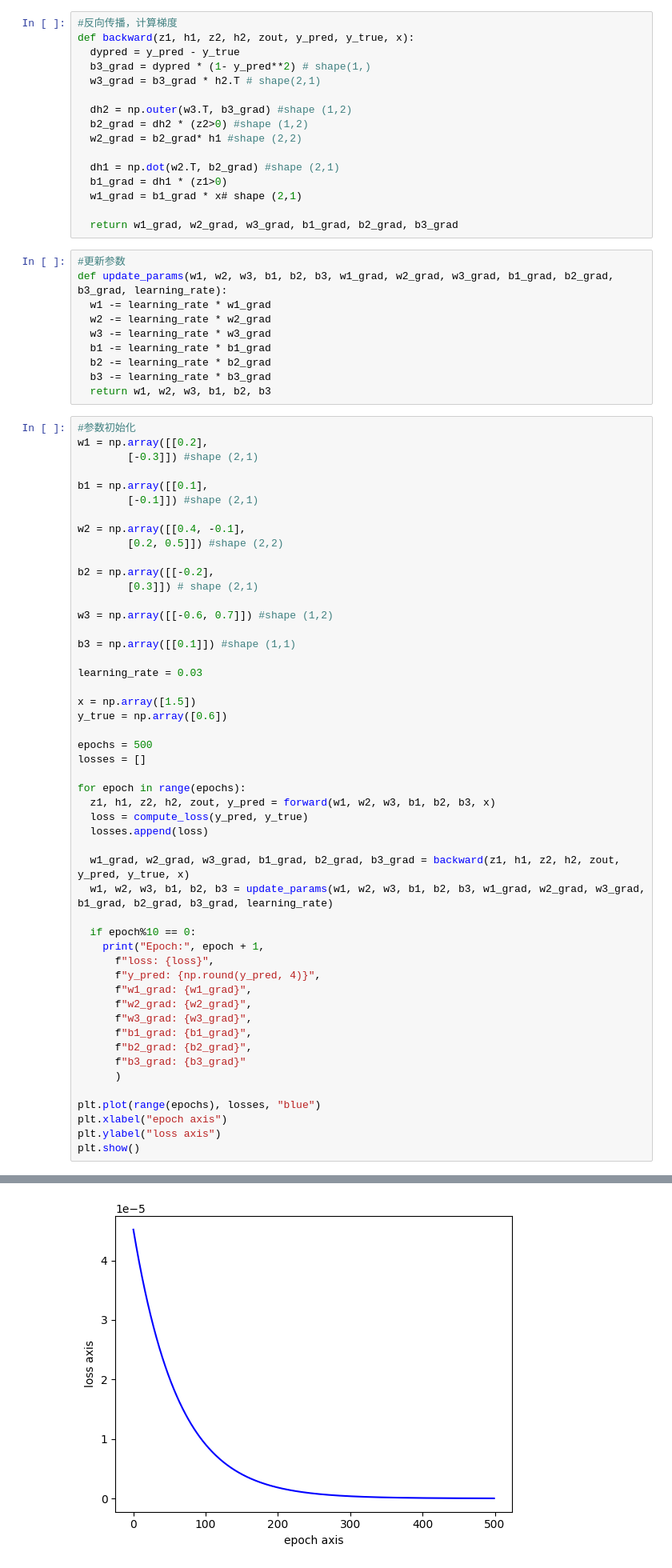
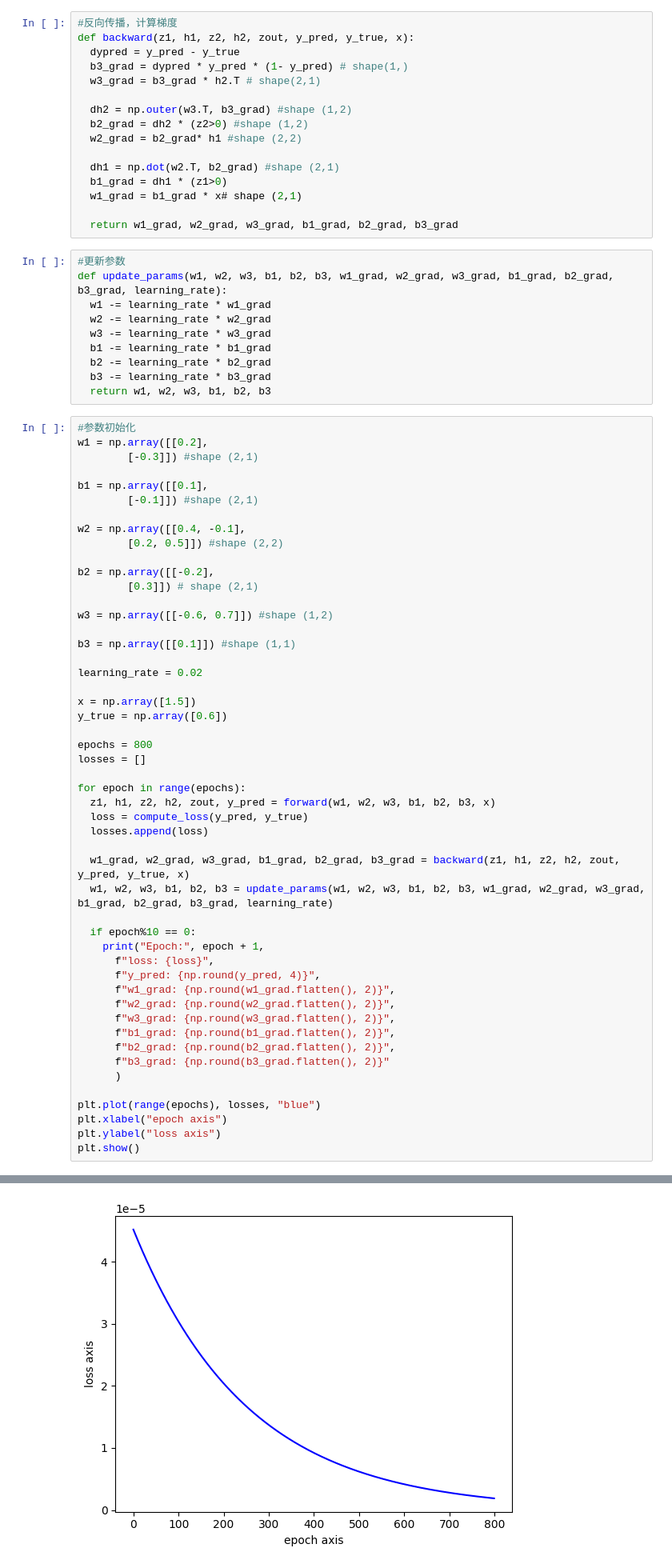
Before and after one commit to lucker3900/machine_learning, a Jupyter notebook: test26.ipynb, the cells around one changed output, grey strips where cells are left out. Shown: that part at 80% size. Drawn from its saved outputs; the diff is of its cells as text.

```diff
--- a/test26.ipynb
+++ b/test26.ipynb
@@ -37,7 +37,7 @@ def compute_loss(y_pred, y_true):
 #反向传播，计算梯度
 def backward(z1, h1, z2, h2, zout, y_pred, y_true, x):
   dypred = y_pred - y_true
-  b3_grad = dypred * (1- y_pred**2) # shape(1,)
+  b3_grad = dypred * y_pred * (1- y_pred) # shape(1,)
   w3_grad = b3_grad * h2.T # shape(2,1)
 
   dh2 = np.outer(w3.T, b3_grad) #shape (1,2)
@@ -77,12 +77,12 @@ w3 = np.array([[-0.6, 0.7]]) #shape (1,2)
 
 b3 = np.array([[0.1]]) #shape (1,1)
 
-learning_rate = 0.03
+learning_rate = 0.02
 
 x = np.array([1.5])
 y_true = np.array([0.6])
 
-epochs = 500
+epochs = 800
 losses = []
 
 for epoch in range(epochs):
@@ -97,12 +97,12 @@ for epoch in range(epochs):
     print("Epoch:", epoch + 1,
       f"loss: {loss}",
       f"y_pred: {np.round(y_pred, 4)}",
-      f"w1_grad: {w1_grad}",
-      f"w2_grad: {w2_grad}",
-      f"w3_grad: {w3_grad}",
-      f"b1_grad: {b1_grad}",
-      f"b2_grad: {b2_grad}",
-      f"b3_grad: {b3_grad}"
+      f"w1_grad: {np.round(w1_grad.flatten(), 2)}",
+      f"w2_grad: {np.round(w2_grad.flatten(), 2)}",
+      f"w3_grad: {np.round(w3_grad.flatten(), 2)}",
+      f"b1_grad: {np.round(b1_grad.flatten(), 2)}",
+      f"b2_grad: {np.round(b2_grad.flatten(), 2)}",
+      f"b3_grad: {np.round(b3_grad.flatten(), 2)}"
       )
 
 plt.plot(range(epochs), losses, "blue")
@@ -130,4 +130,4 @@ Epoch: 21 loss: [3.27551812e-05] y_pred: [0.5919] w1_grad: [[-0.00110628]
-[figure, old version]
+[figure, new version]
 # %%
 import torch
 import matplotlib.pyplot as plt
```
Also changed, not shown: parts of 1 cell of this notebook.
